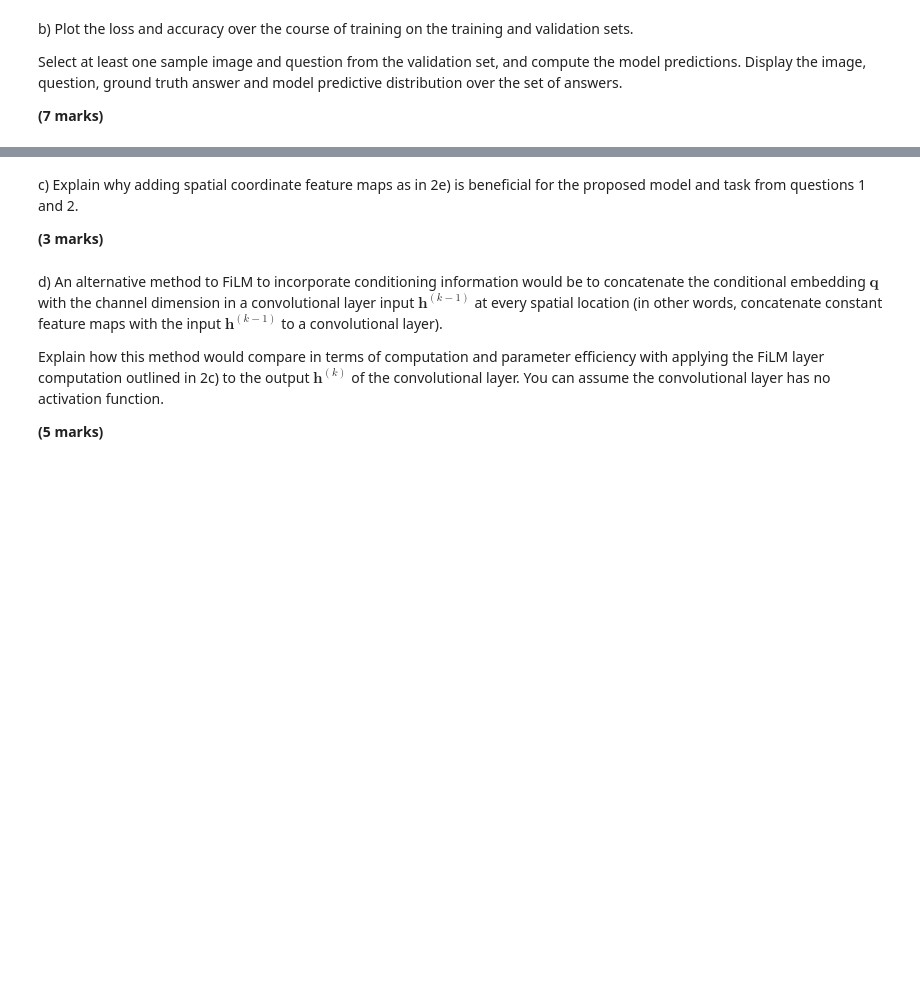
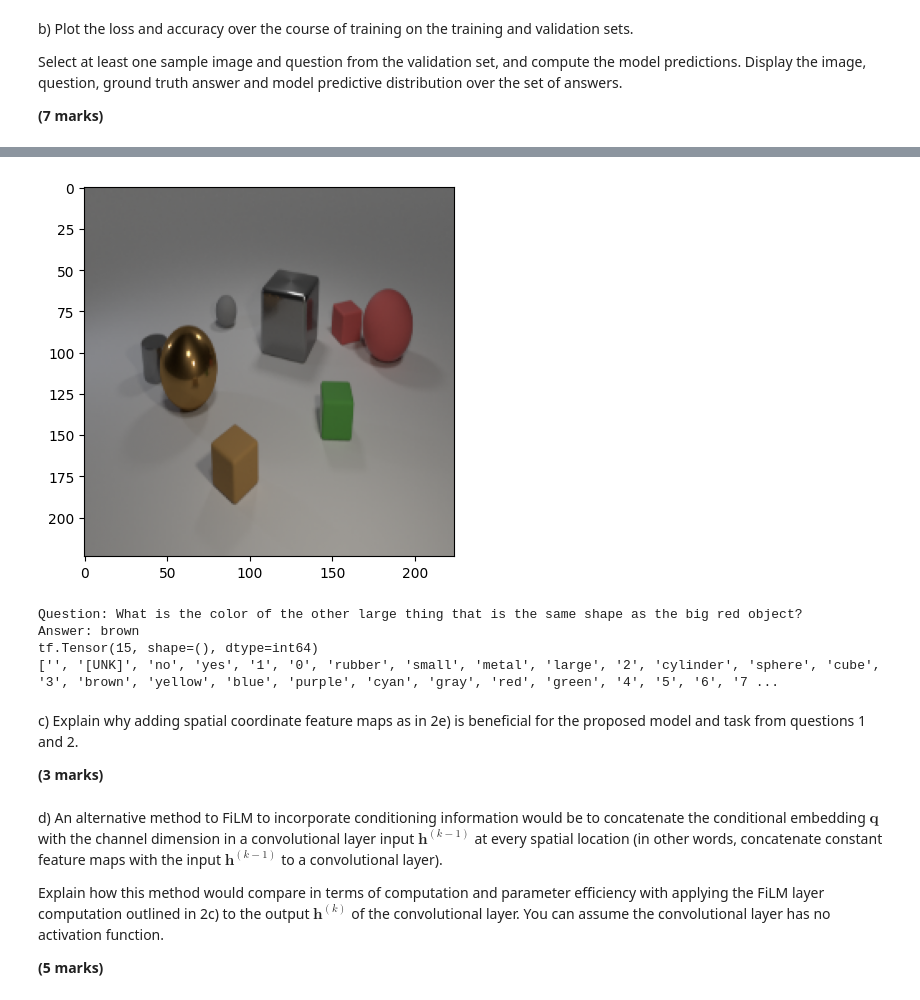
Before and after one commit to frasermartinx/DL, a Jupyter notebook: Week 7/DL_CW2_02476922/DL_CW2_02476922.ipynb, the cells around one changed output, grey strips where cells are left out. Saved outputs shown, nothing was run; the diff lists cells and outputs as text; code cells hidden in the pictures; blank space fills up the shorter version.

```diff
--- a/Week 7/DL_CW2_02476922/DL_CW2_02476922.ipynb
+++ b/Week 7/DL_CW2_02476922/DL_CW2_02476922.ipynb
@@ -660,3 +652,27 @@ Select at least one sample image and question from the validation set, and compu
+# %%
+#select a batch
+for ele in val_ds.take(1):
+    eg, eg_a= ele[0], ele[1]
+#randomly select an item from the batch
+r = np.random.randint(0,eg_a.shape[0]-1)
+
+eg_q,eg_i= eg[0][r], eg[1][r]
+eg_a = eg_a[r]
+plt.imshow(eg_i)
+plt.show()
+
+#print question
+eg_q_words = [vocab_q[idx] for idx in eg_q if idx != 0]
+eg_q_words[0] = eg_q_words[0].capitalize()
+eg_q_sentence = ' '.join(word for word in eg_q_words)
+print(f"Question: {eg_q_sentence}?")
+print(f"Answer: {vocab_ans[tf.argmax(eg_a)]}")
+# %% [output]
+[figure, added]
+Question: What is the color of the other large thing that is the same shape as the big red object?
+Answer: brown
+tf.Tensor(15, shape=(), dtype=int64)
+['', '[UNK]', 'no', 'yes', '1', '0', 'rubber', 'small', 'metal', 'large', '2', 'cylinder', 'sphere', 'cube', '3', 'brown', 'yellow', 'blue', 'purple', 'cyan', 'gray', 'red', 'green', '4', '5', '6', '7 ...
 # %% [markdown]
 c) Explain why adding spatial coordinate feature maps as in 2e) is beneficial for the proposed model and task from questions 1 and 2.
 
```
Also changed, not shown: parts of 11 cells of this notebook.
